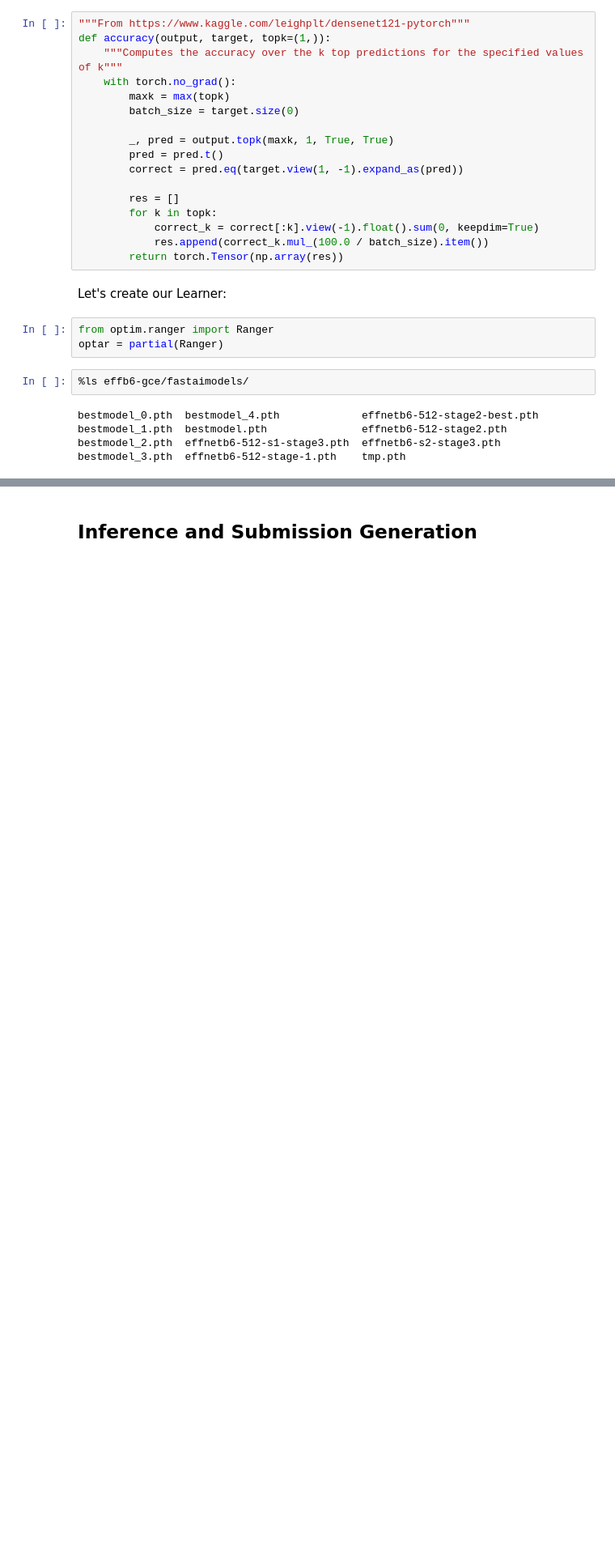
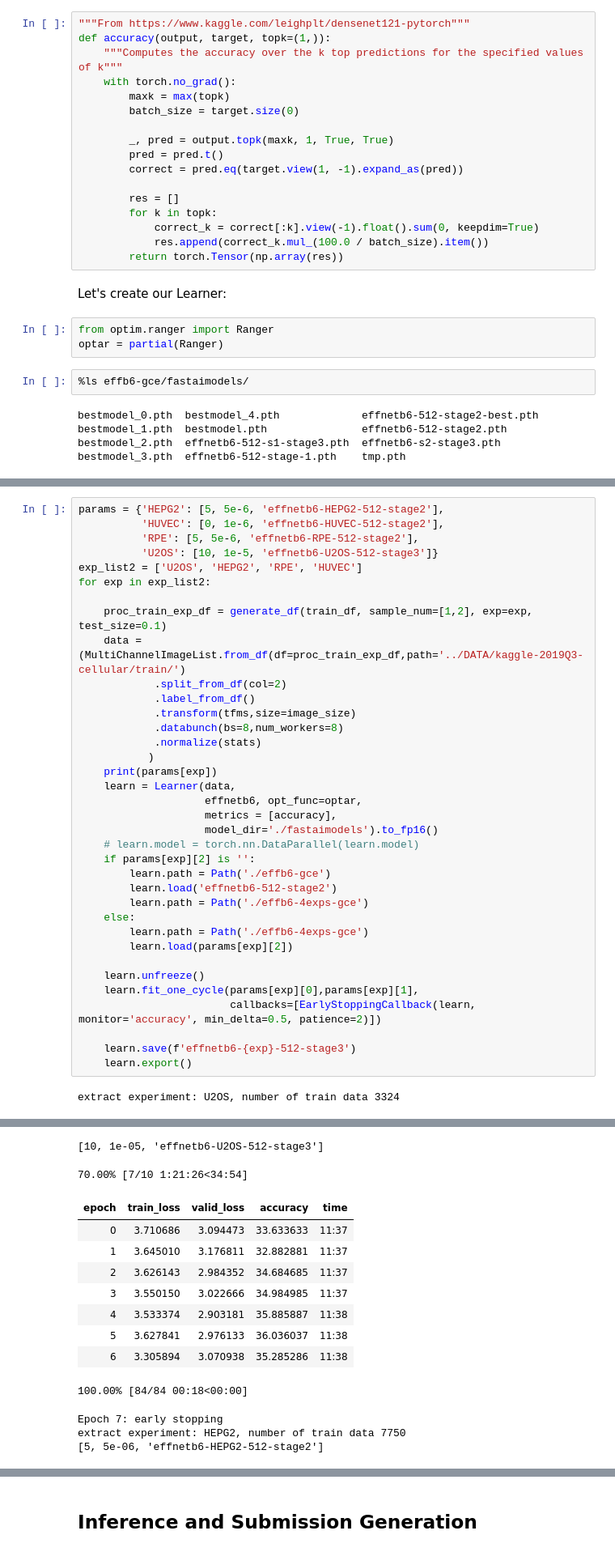
Before and after one commit to chengjiun/kaggle-2019Q3-cellular, a Jupyter notebook: Notebooks/rcic-fastai-effnetb5-512-gce-4exp.ipynb, the cells around one changed output, grey strips where cells are left out. Shown: that part at 81% size. Cells and saved outputs as stored; diff of their text form; blank space fills up the shorter version.

```diff
--- a/Notebooks/rcic-fastai-effnetb5-512-gce-4exp.ipynb
+++ b/Notebooks/rcic-fastai-effnetb5-512-gce-4exp.ipynb
@@ -393,0 +419,38 @@ extract experiment: HUVEC, number of train data 17688
+# %%
+params = {'HEPG2': [5, 5e-6, 'effnetb6-HEPG2-512-stage2'],
+          'HUVEC': [0, 1e-6, 'effnetb6-HUVEC-512-stage2'],
+          'RPE': [5, 5e-6, 'effnetb6-RPE-512-stage2'],
+          'U2OS': [10, 1e-5, 'effnetb6-U2OS-512-stage3']}
+exp_list2 = ['U2OS', 'HEPG2', 'RPE', 'HUVEC']
+for exp in exp_list2:
+
+    proc_train_exp_df = generate_df(train_df, sample_num=[1,2], exp=exp, test_size=0.1)
+    data = (MultiChannelImageList.from_df(df=proc_train_exp_df,path='../DATA/kaggle-2019Q3-cellular/train/')
+            .split_from_df(col=2)
+            .label_from_df()
+            .transform(tfms,size=image_size)
+            .databunch(bs=8,num_workers=8)
+            .normalize(stats)
+           )
+    print(params[exp])
+    learn = Learner(data,
+                    effnetb6, opt_func=optar,
+                    metrics = [accuracy],
+                    model_dir='./fastaimodels').to_fp16()
+    # learn.model = torch.nn.DataParallel(learn.model)
+    if params[exp][2] is '':
+        learn.path = Path('./effb6-gce')
+        learn.load('effnetb6-512-stage2')
+        learn.path = Path('./effb6-4exps-gce')
+    else:
+        learn.path = Path('./effb6-4exps-gce')
+        learn.load(params[exp][2])
+
+    learn.unfreeze()
+    learn.fit_one_cycle(params[exp][0],params[exp][1],
+                        callbacks=[EarlyStoppingCallback(learn, monitor='accuracy', min_delta=0.5, patience=2)])
+
+    learn.save(f'effnetb6-{exp}-512-stage3')
+    learn.export()
+# %% [output]
+extract experiment: U2OS, number of train data 3324
@@ -393,0 +462,14 @@ extract experiment: HUVEC, number of train data 17688
+[10, 1e-05, 'effnetb6-U2OS-512-stage3']
+70.00% [7/10 1:21:26<34:54]
+| epoch | train_loss | valid_loss | accuracy | time |
+| 0 | 3.710686 | 3.094473 | 33.633633 | 11:37 |
+| 1 | 3.645010 | 3.176811 | 32.882881 | 11:37 |
+| 2 | 3.626143 | 2.984352 | 34.684685 | 11:37 |
+| 3 | 3.550150 | 3.022666 | 34.984985 | 11:37 |
+| 4 | 3.533374 | 2.903181 | 35.885887 | 11:38 |
+| 5 | 3.627841 | 2.976133 | 36.036037 | 11:38 |
+| 6 | 3.305894 | 3.070938 | 35.285286 | 11:38 |
+100.00% [84/84 00:18<00:00]
+Epoch 7: early stopping
+extract experiment: HEPG2, number of train data 7750
+[5, 5e-06, 'effnetb6-HEPG2-512-stage2']
```
Also changed, not shown: parts of 23 cells of this notebook.
